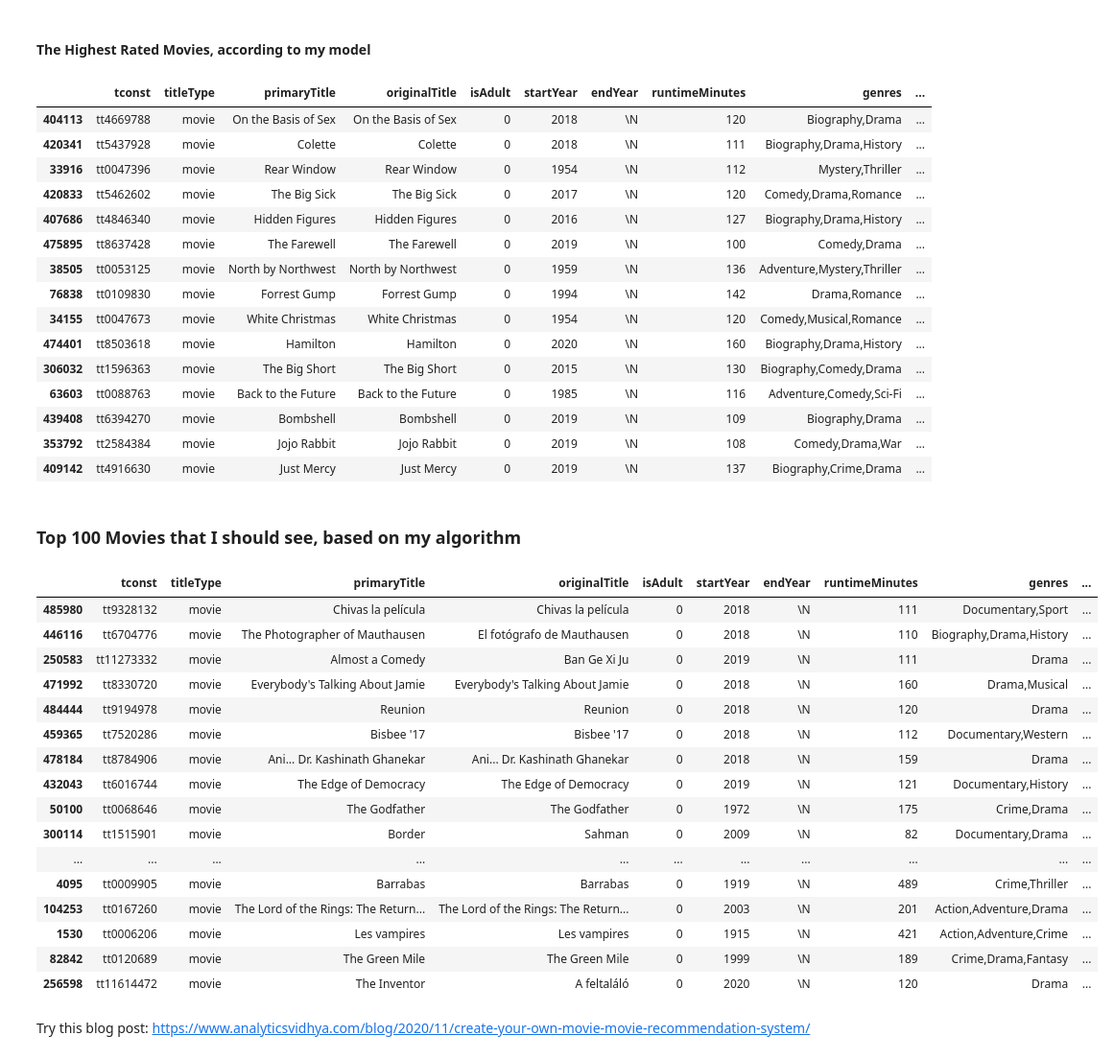
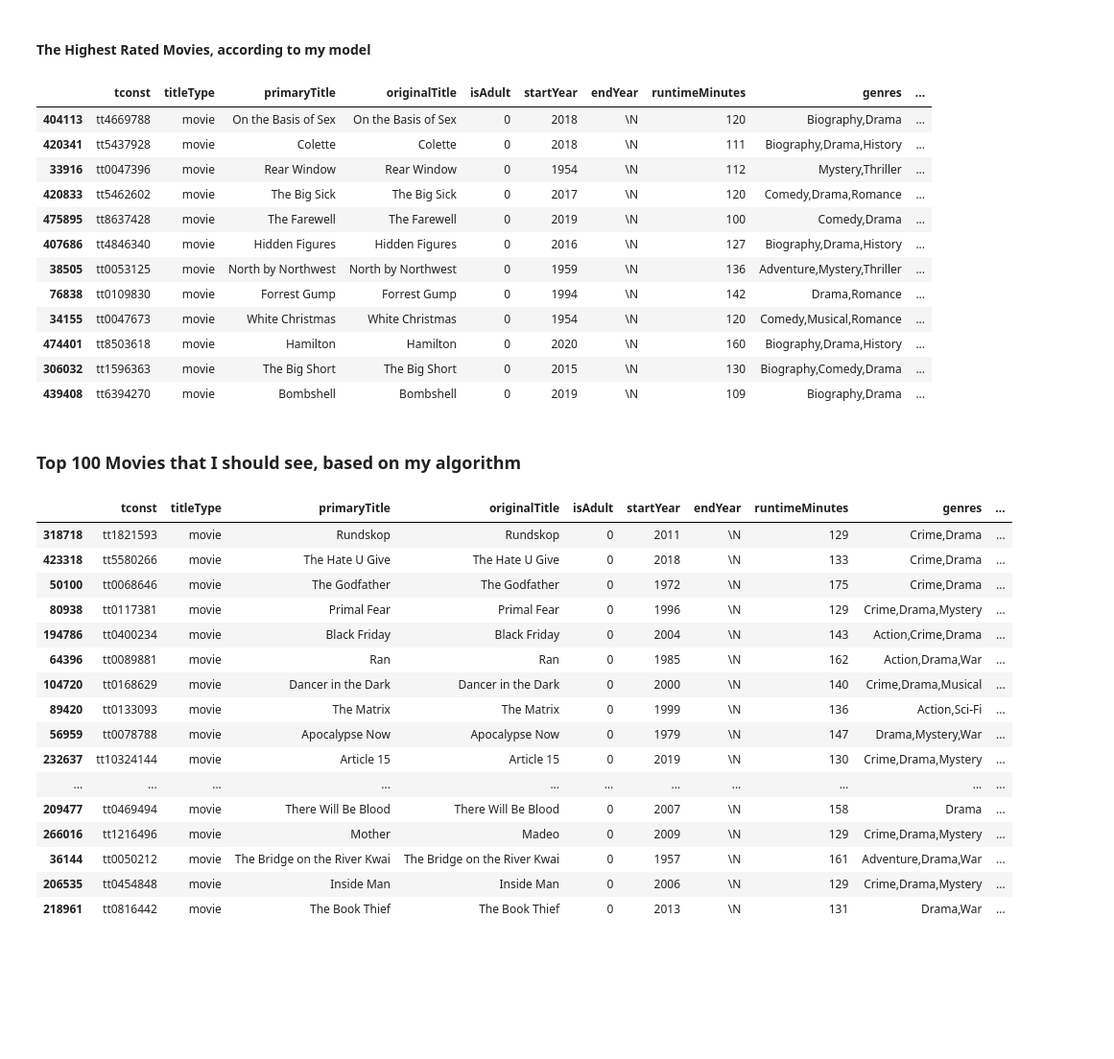
Before and after one commit to amandahutter/Movies-Analysis, a Jupyter notebook: Movies.ipynb, the cells around one changed output. Shown at 96% size. Saved outputs shown, nothing was run; the diff lists cells and outputs as text; code cells hidden in the pictures; blank space fills up the shorter version.

```diff
--- a/Movies.ipynb
+++ b/Movies.ipynb
@@ -1733,3 +2105,5 @@ print(basics_ratings.shape)
+# %%
+akas = pd.read_csv('imdb_updated/title.akas.tsv', sep = '\t', error_bad_lines = False, low_memory = False)
 # %% [markdown]
 ##### Try this merge
 # %%
@@ -2701,14 +3072,3 @@ print("Mean Squared Error:",mean_squared_error(Y_Test_5, Y_Test_Pred))
 # %% [output]
 R2 Score: 0.14296185448937204
 Mean Squared Error: 0.0201505482934745
-# %%
-sc = StandardScaler()
-X_Train_5_sc = sc.fit_transform(X_Train_5)
-X_Test_5_sc = sc.transform(X_Test_5)
-
-knn_model = KNeighborsRegressor(n_neighbors = 57, weights = 'distance', p = 1, algorithm = 'auto')
-knn_model.fit(X_Train_5_sc, Y_Train_5)
-Y_Test_Pred = knn_model.predict(X_Test_5_sc)
-
-print("R2 Score:", r2_score(Y_Test_5, Y_Test_Pred))
-print("Mean Squared Error:",mean_squared_error(Y_Test_5, Y_Test_Pred))
@@ -3385,23 +3778,20 @@ basics_ratings['pred_rating'] = Y_Valid_Pred
 # %% [markdown]
 #### The Highest Rated Movies, according to my model
 # %%
-basics_ratings.sort_values(by = 'pred_rating', ascending = False).head(15)
+basics_ratings.sort_values(by = 'pred_rating', ascending = False).head(12)
 # %% [output]
 |  | tconst | titleType | primaryTitle | originalTitle | isAdult | startYear | endYear | runtimeMinutes | genres | ... |
 | 404113 | tt4669788 | movie | On the Basis of Sex | On the Basis of Sex | 0 | 2018 | \N | 120 | Biography,Drama | ... |
 | 420341 | tt5437928 | movie | Colette | Colette | 0 | 2018 | \N | 111 | Biography,Drama,History | ... |
 | 33916 | tt0047396 | movie | Rear Window | Rear Window | 0 | 1954 | \N | 112 | Mystery,Thriller | ... |
 | 420833 | tt5462602 | movie | The Big Sick | The Big Sick | 0 | 2017 | \N | 120 | Comedy,Drama,Romance | ... |
+| 475895 | tt8637428 | movie | The Farewell | The Farewell | 0 | 2019 | \N | 100 | Comedy,Drama | ... |
 | 407686 | tt4846340 | movie | Hidden Figures | Hidden Figures | 0 | 2016 | \N | 127 | Biography,Drama,History | ... |
-| 475895 | tt8637428 | movie | The Farewell | The Farewell | 0 | 2019 | \N | 100 | Comedy,Drama | ... |
 | 38505 | tt0053125 | movie | North by Northwest | North by Northwest | 0 | 1959 | \N | 136 | Adventure,Mystery,Thriller | ... |
 | 76838 | tt0109830 | movie | Forrest Gump | Forrest Gump | 0 | 1994 | \N | 142 | Drama,Romance | ... |
 | 34155 | tt0047673 | movie | White Christmas | White Christmas | 0 | 1954 | \N | 120 | Comedy,Musical,Romance | ... |
 | 474401 | tt8503618 | movie | Hamilton | Hamilton | 0 | 2020 | \N | 160 | Biography,Drama,History | ... |
 | 306032 | tt1596363 | movie | The Big Short | The Big Short | 0 | 2015 | \N | 130 | Biography,Comedy,Drama | ... |
-| 63603 | tt0088763 | movie | Back to the Future | Back to the Future | 0 | 1985 | \N | 116 | Adventure,Comedy,Sci-Fi | ... |
 | 439408 | tt6394270 | movie | Bombshell | Bombshell | 0 | 2019 | \N | 109 | Biography,Drama | ... |
-| 353792 | tt2584384 | movie | Jojo Rabbit | Jojo Rabbit | 0 | 2019 | \N | 108 | Comedy,Drama,War | ... |
-| 409142 | tt4916630 | movie | Just Mercy | Just Mercy | 0 | 2019 | \N | 137 | Biography,Crime,Drama | ... |
 # %% [markdown]
 ### Top 100 Movies that I should see, based on my algorithm
@@ -3408,24 +3800,30 @@ basics_ratings.sort_values(by = 'pred_rating', ascending = False).head(15)
 # %%
+# Remove Previously Watched
 watched_list = full['Name'].unique()
 to_watch = basics_ratings[~basics_ratings['primaryTitle'].isin(watched_list)]
+
+# Remove non English Films
+english_list = akas[akas['region'] == 'US']['titleId']
+to_watch = to_watch[to_watch['tconst'].isin(english_list)]
+
+# Restrict to Films with at least some votes
+to_watch = to_watch[to_watch['numVotes'] > 10000]
 to_watch.sort_values(by = 'pred_rating', ascending = False).head(100)
 # %% [output]
 |  | tconst | titleType | primaryTitle | originalTitle | isAdult | startYear | endYear | runtimeMinutes | genres | ... |
-| 485980 | tt9328132 | movie | Chivas la película | Chivas la película | 0 | 2018 | \N | 111 | Documentary,Sport | ... |
-| 446116 | tt6704776 | movie | The Photographer of Mauthausen | El fotógrafo de Mauthausen | 0 | 2018 | \N | 110 | Biography,Drama,History | ... |
-| 250583 | tt11273332 | movie | Almost a Comedy | Ban Ge Xi Ju | 0 | 2019 | \N | 111 | Drama | ... |
-| 471992 | tt8330720 | movie | Everybody's Talking About Jamie | Everybody's Talking About Jamie | 0 | 2018 | \N | 160 | Drama,Musical | ... |
-| 484444 | tt9194978 | movie | Reunion | Reunion | 0 | 2018 | \N | 120 | Drama | ... |
-| 459365 | tt7520286 | movie | Bisbee '17 | Bisbee '17 | 0 | 2018 | \N | 112 | Documentary,Western | ... |
-| 478184 | tt8784906 | movie | Ani... Dr. Kashinath Ghanekar | Ani... Dr. Kashinath Ghanekar | 0 | 2018 | \N | 159 | Drama | ... |
-| 432043 | tt6016744 | movie | The Edge of Democracy | The Edge of Democracy | 0 | 2019 | \N | 121 | Documentary,History | ... |
+| 318718 | tt1821593 | movie | Rundskop | Rundskop | 0 | 2011 | \N | 129 | Crime,Drama | ... |
+| 423318 | tt5580266 | movie | The Hate U Give | The Hate U Give | 0 | 2018 | \N | 133 | Crime,Drama | ... |
 | 50100 | tt0068646 | movie | The Godfather | The Godfather | 0 | 1972 | \N | 175 | Crime,Drama | ... |
-| 300114 | tt1515901 | movie | Border | Sahman | 0 | 2009 | \N | 82 | Documentary,Drama | ... |
+| 80938 | tt0117381 | movie | Primal Fear | Primal Fear | 0 | 1996 | \N | 129 | Crime,Drama,Mystery | ... |
+| 194786 | tt0400234 | movie | Black Friday | Black Friday | 0 | 2004 | \N | 143 | Action,Crime,Drama | ... |
+| 64396 | tt0089881 | movie | Ran | Ran | 0 | 1985 | \N | 162 | Action,Drama,War | ... |
+| 104720 | tt0168629 | movie | Dancer in the Dark | Dancer in the Dark | 0 | 2000 | \N | 140 | Crime,Drama,Musical | ... |
+| 89420 | tt0133093 | movie | The Matrix | The Matrix | 0 | 1999 | \N | 136 | Action,Sci-Fi | ... |
+| 56959 | tt0078788 | movie | Apocalypse Now | Apocalypse Now | 0 | 1979 | \N | 147 | Drama,Mystery,War | ... |
+| 232637 | tt10324144 | movie | Article 15 | Article 15 | 0 | 2019 | \N | 130 | Crime,Drama,Mystery | ... |
 | ... | ... | ... | ... | ... | ... | ... | ... | ... | ... | ... |
-| 4095 | tt0009905 | movie | Barrabas | Barrabas | 0 | 1919 | \N | 489 | Crime,Thriller | ... |
-| 104253 | tt0167260 | movie | The Lord of the Rings: The Return... | The Lord of the Rings: The Return... | 0 | 2003 | \N | 201 | Action,Adventure,Drama | ... |
-| 1530 | tt0006206 | movie | Les vampires | Les vampires | 0 | 1915 | \N | 421 | Action,Adventure,Crime | ... |
-| 82842 | tt0120689 | movie | The Green Mile | The Green Mile | 0 | 1999 | \N | 189 | Crime,Drama,Fantasy | ... |
-| 256598 | tt11614472 | movie | The Inventor | A feltaláló | 0 | 2020 | \N | 120 | Drama | ... |
+| 209477 | tt0469494 | movie | There Will Be Blood | There Will Be Blood | 0 | 2007 | \N | 158 | Drama | ... |
+| 266016 | tt1216496 | movie | Mother | Madeo | 0 | 2009 | \N | 129 | Crime,Drama,Mystery | ... |
+| 36144 | tt0050212 | movie | The Bridge on the River Kwai | The Bridge on the River Kwai | 0 | 1957 | \N | 161 | Adventure,Drama,War | ... |
+| 206535 | tt0454848 | movie | Inside Man | Inside Man | 0 | 2006 | \N | 129 | Crime,Drama,Mystery | ... |
+| 218961 | tt0816442 | movie | The Book Thief | The Book Thief | 0 | 2013 | \N | 131 | Drama,War | ... |
-# %% [markdown]
-Try this blog post: https://www.analyticsvidhya.com/blog/2020/11/create-your-own-movie-movie-recommendation-system/
```
Also changed, not shown: parts of 115 cells of this notebook.
